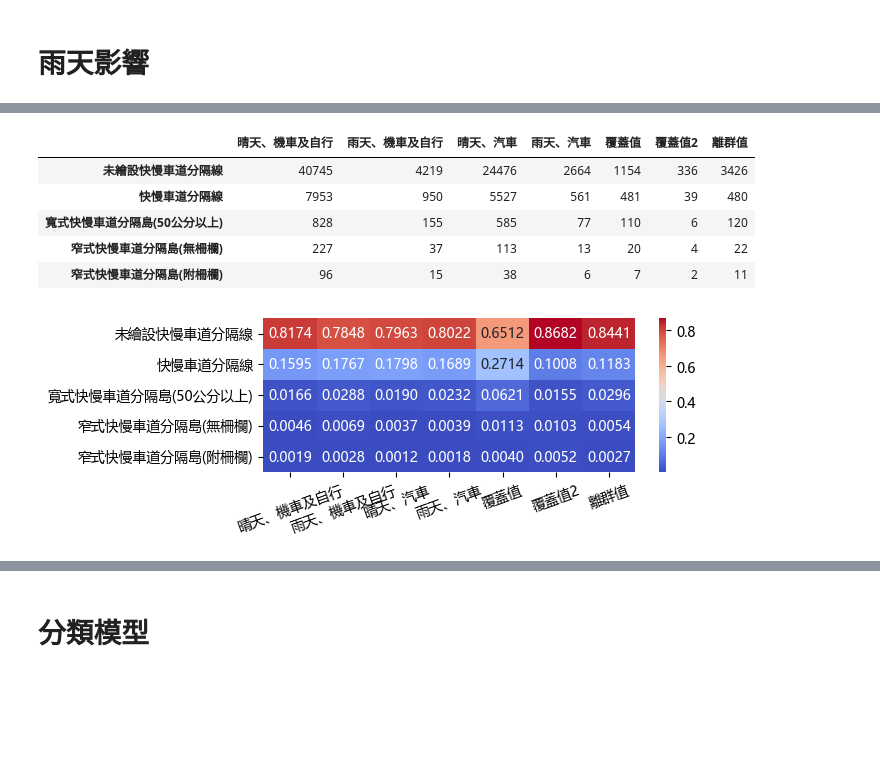
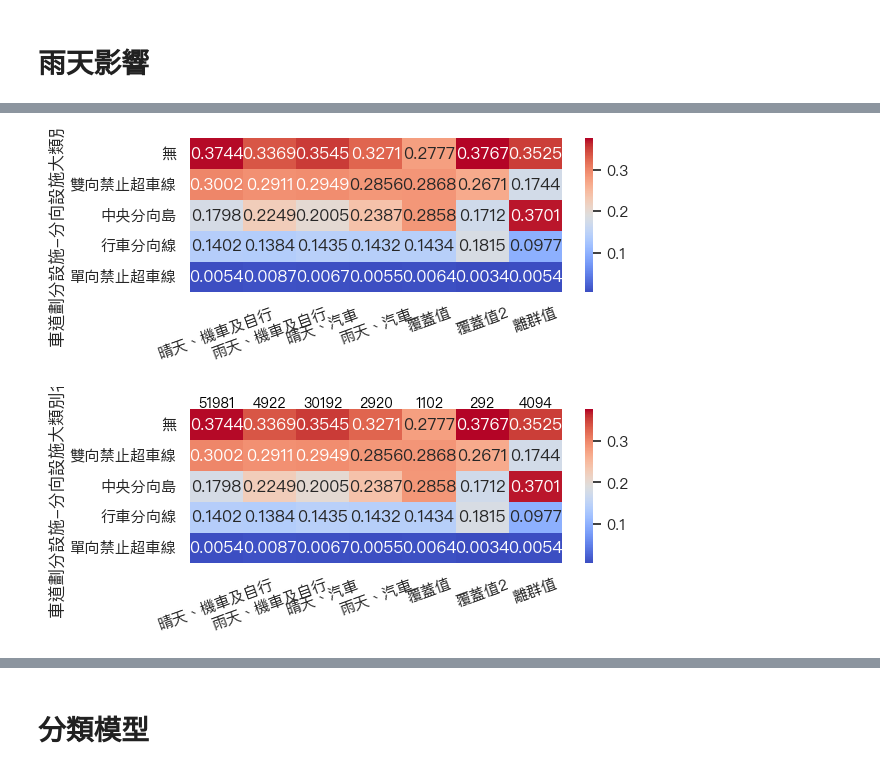
Before and after one commit to kennywang112/TrafficTDApython, a Jupyter notebook: Version3/Car.ipynb, the cells around one changed output, grey strips where cells are left out. Saved outputs shown, nothing was run; the diff lists cells and outputs as text; code cells hidden in the pictures; blank space fills up the shorter version.

```diff
--- a/Version3/Car.ipynb
+++ b/Version3/Car.ipynb
@@ -465,7 +438,7 @@ Results saved to C:/Users/USER/Desktop/TrafficTDApython/Version3/Gridsearch/Comp
 # %% [markdown]
 # 國科會模型為O2I11，seed為86 (44)
 # %%
-detailed_results_df = pd.DataFrame(detailed_results)
+# detailed_results_df = pd.DataFrame(detailed_results)
 
 with open('Version3/GridSearch/Component7Car/results_o2i11_new.pkl', 'rb') as f:
     detailed_results_df = pickle.load(f)
@@ -847,14 +820,13 @@ overlap_data_s = get_severity(overlap_data)
 plot_column = '嚴重程度'
 
 data_dict = {
-    "晴天、機車及自行": full_1[plot_column].value_counts(normalize=False),
-    "雨天、機車及自行": full_0[plot_column].value_counts(normalize=False),
-    "晴天、汽車": full_2[plot_column].value_counts(normalize=False),
-    "雨天、汽車": full_3[plot_column].value_counts(normalize=False),
+    "晴天、機車及自行": full_2[plot_column].value_counts(normalize=False),
+    "雨天、機車及自行": full_3[plot_column].value_counts(normalize=False),
+    "晴天、汽車": full_1[plot_column].value_counts(normalize=False),
+    "雨天、汽車": full_0[plot_column].value_counts(normalize=False),
     "覆蓋值": overlap_data[plot_column].value_counts(normalize=False),
     "覆蓋值2": full_21[plot_column].value_counts(normalize=False),
     "離群值": full_out[plot_column].value_counts(normalize=False),
-
 }
 
 # 將資料轉為 DataFrame，便於比較
@@ -873,9 +846,9 @@ comparison_df
 # %%
 data_dict = {
-    "晴天、機車及自行": full_1[plot_column].value_counts(normalize=True),
-    "雨天、機車及自行": full_0[plot_column].value_counts(normalize=True),
-    "晴天、汽車": full_2[plot_column].value_counts(normalize=True),
-    "雨天、汽車": full_3[plot_column].value_counts(normalize=True),
+    "晴天、機車及自行": full_2[plot_column].value_counts(normalize=True),
+    "雨天、機車及自行": full_3[plot_column].value_counts(normalize=True),
+    "晴天、汽車": full_1[plot_column].value_counts(normalize=True),
+    "雨天、汽車": full_0[plot_column].value_counts(normalize=True),
     "覆蓋值": overlap_data[plot_column].value_counts(normalize=True),
     "覆蓋值2": full_21[plot_column].value_counts(normalize=True),
     "離群值": full_out[plot_column].value_counts(normalize=True),
@@ -960,14 +916,12 @@ Index(['發生年度', '發生日期', '發生時間', '事故類別名稱', '
 # %%
-plot_column = '車道劃分設施-分道設施-快慢車道間名稱'
-
 data_dict = {
-    "晴天、機車及自行": full_1[plot_column].value_counts(normalize=False),
-    "雨天、機車及自行": full_0[plot_column].value_counts(normalize=False),
-    "晴天、汽車": full_2[plot_column].value_counts(normalize=False),
-    "雨天、汽車": full_3[plot_column].value_counts(normalize=False),
-    "覆蓋值": overlap_data[plot_column].value_counts(normalize=False),
-    "覆蓋值2": full_21[plot_column].value_counts(normalize=False),
-    "離群值": full_out[plot_column].value_counts(normalize=False),
+    "晴天、機車及自行": full_2[plot_column].value_counts(normalize=True),
+    "雨天、機車及自行": full_3[plot_column].value_counts(normalize=True),
+    "晴天、汽車": full_1[plot_column].value_counts(normalize=True),
+    "雨天、汽車": full_0[plot_column].value_counts(normalize=True),
+    "覆蓋值": overlap_data[plot_column].value_counts(normalize=True),
+    "覆蓋值2": full_21[plot_column].value_counts(normalize=True),
+    "離群值": full_out[plot_column].value_counts(normalize=True),
 }
 # 將資料轉為 DataFrame，便於比較
 comparison_df = pd.DataFrame(data_dict).fillna(0)
@@ -976,36 +930,36 @@ total_row = comparison_df.sum(axis=0)
 # comparison_df.loc["Total"] = comparison_df.loc["Total"].astype(int)
 comparison_df = comparison_df.sort_values(by='晴天、機車及自行', axis=0, ascending=False)
 
-comparison_df
+# heatmap
+plt.figure(figsize=(6, 2))
+sns.heatmap(comparison_df.head(10), annot=True, cmap='coolwarm', fmt=".4f")
+# plt.title(f"各群體的道路類別分佈")
+plt.xticks(rotation=20)
+plt.show()
 # %% [output]
-|  | 晴天、機車及自行 | 雨天、機車及自行 | 晴天、汽車 | 雨天、汽車 | 覆蓋值 | 覆蓋值2 | 離群值 |
-| 未繪設快慢車道分隔線 | 40745 | 4219 | 24476 | 2664 | 1154 | 336 | 3426 |
-| 快慢車道分隔線 | 7953 | 950 | 5527 | 561 | 481 | 39 | 480 |
-| 寬式快慢車道分隔島(50公分以上) | 828 | 155 | 585 | 77 | 110 | 6 | 120 |
-| 窄式快慢車道分隔島(無柵欄) | 227 | 37 | 113 | 13 | 20 | 4 | 22 |
-| 窄式快慢車道分隔島(附柵欄) | 96 | 15 | 38 | 6 | 7 | 2 | 11 |
+[figure, added]
 # %%
+
+plot_column = '車道劃分設施-分向設施大類別名稱'
+
 data_dict = {
-    "晴天、機車及自行": full_1[plot_column].value_counts(normalize=True),
-    "雨天、機車及自行": full_0[plot_column].value_counts(normalize=True),
-    "晴天、汽車": full_2[plot_column].value_counts(normalize=True),
-    "雨天、汽車": full_3[plot_column].value_counts(normalize=True),
-    "覆蓋值": overlap_data[plot_column].value_counts(normalize=True),
-    "覆蓋值2": full_21[plot_column].value_counts(normalize=True),
-    "離群值": full_out[plot_column].value_counts(normalize=True),
+    "晴天、機車及自行": full_2[plot_column].value_counts(normalize=False),
+    "雨天、機車及自行": full_3[plot_column].value_counts(normalize=False),
+    "晴天、汽車": full_1[plot_column].value_counts(normalize=False),
+    "雨天、汽車": full_0[plot_column].value_counts(normalize=False),
+    "覆蓋值": overlap_data[plot_column].value_counts(normalize=False),
+    "覆蓋值2": full_21[plot_column].value_counts(normalize=False),
+    "離群值": full_out[plot_column].value_counts(normalize=False),
 }
-# 將資料轉為 DataFrame，便於比較
-comparison_df = pd.DataFrame(data_dict).fillna(0)
-total_row = comparison_df.sum(axis=0)
-# comparison_df.loc["Total"] = total_row
-# comparison_df.loc["Total"] = comparison_df.loc["Total"].astype(int)
-comparison_df = comparison_df.sort_values(by='晴天、機車及自行', axis=0, ascending=False)
+total_row = pd.DataFrame(data_dict).fillna(0).sum(axis=0)
 
 # heatmap
 plt.figure(figsize=(6, 2))
 sns.heatmap(comparison_df.head(10), annot=True, cmap='coolwarm', fmt=".4f")
-# plt.title(f"各群體的道路類別分佈")
+for i, total in enumerate(total_row):
+    plt.text(i + 0.5, -0.2, f"{int(total)}", ha='center', va='center', fontsize=10, color='black')
+
 plt.xticks(rotation=20)
 plt.show()
 # %% [output]
-[figure, old version]
+[figure, new version]
```
Also changed, not shown: parts of 30 cells of this notebook, 7 other files.
